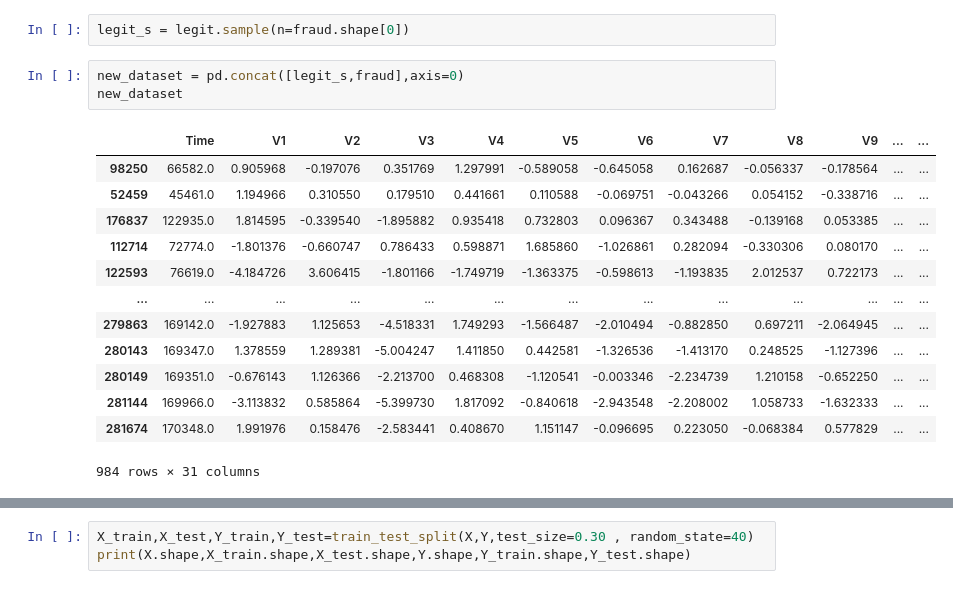
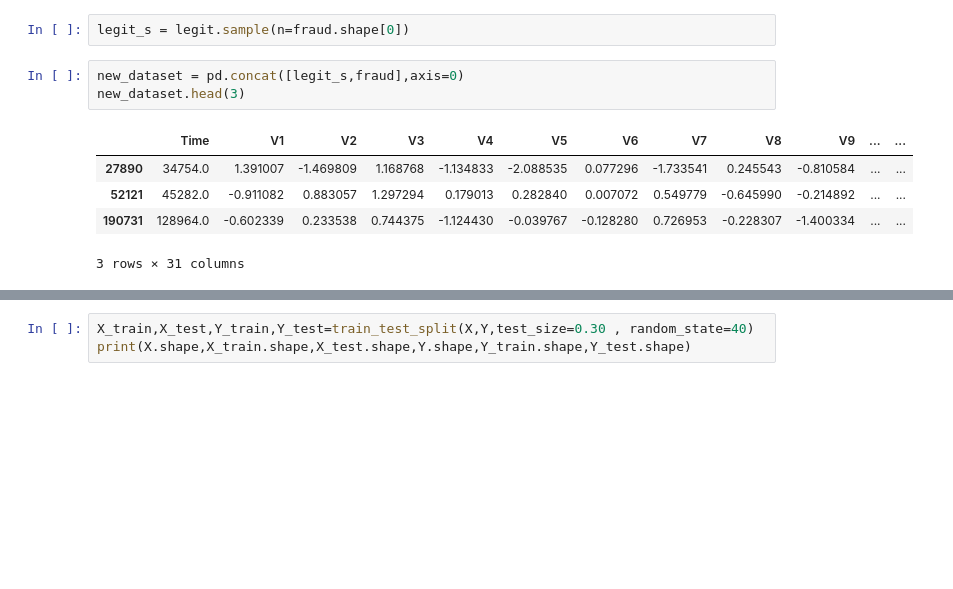
Before and after one commit to Karlex1/CodeSoft_internship, a Jupyter notebook: Credit_card_faurd_detection.ipynb, the cells around one changed output, grey strips where cells are left out. Drawn from its saved outputs; the diff is of its cells as text; blank space fills up the shorter version.

```diff
--- a/Credit_card_faurd_detection.ipynb
+++ b/Credit_card_faurd_detection.ipynb
@@ -103,21 +106,13 @@ Name: count, dtype: int64
 legit_s = legit.sample(n=fraud.shape[0])
 # %%
 new_dataset = pd.concat([legit_s,fraud],axis=0)
-new_dataset
+new_dataset.head(3)
 # %% [output]
 |  | Time | V1 | V2 | V3 | V4 | V5 | V6 | V7 | V8 | V9 | ... | ... |
-| 98250 | 66582.0 | 0.905968 | -0.197076 | 0.351769 | 1.297991 | -0.589058 | -0.645058 | 0.162687 | -0.056337 | -0.178564 | ... | ... |
-| 52459 | 45461.0 | 1.194966 | 0.310550 | 0.179510 | 0.441661 | 0.110588 | -0.069751 | -0.043266 | 0.054152 | -0.338716 | ... | ... |
-| 176837 | 122935.0 | 1.814595 | -0.339540 | -1.895882 | 0.935418 | 0.732803 | 0.096367 | 0.343488 | -0.139168 | 0.053385 | ... | ... |
-| 112714 | 72774.0 | -1.801376 | -0.660747 | 0.786433 | 0.598871 | 1.685860 | -1.026861 | 0.282094 | -0.330306 | 0.080170 | ... | ... |
-| 122593 | 76619.0 | -4.184726 | 3.606415 | -1.801166 | -1.749719 | -1.363375 | -0.598613 | -1.193835 | 2.012537 | 0.722173 | ... | ... |
-| ... | ... | ... | ... | ... | ... | ... | ... | ... | ... | ... | ... | ... |
-| 279863 | 169142.0 | -1.927883 | 1.125653 | -4.518331 | 1.749293 | -1.566487 | -2.010494 | -0.882850 | 0.697211 | -2.064945 | ... | ... |
-| 280143 | 169347.0 | 1.378559 | 1.289381 | -5.004247 | 1.411850 | 0.442581 | -1.326536 | -1.413170 | 0.248525 | -1.127396 | ... | ... |
-| 280149 | 169351.0 | -0.676143 | 1.126366 | -2.213700 | 0.468308 | -1.120541 | -0.003346 | -2.234739 | 1.210158 | -0.652250 | ... | ... |
-| 281144 | 169966.0 | -3.113832 | 0.585864 | -5.399730 | 1.817092 | -0.840618 | -2.943548 | -2.208002 | 1.058733 | -1.632333 | ... | ... |
-| 281674 | 170348.0 | 1.991976 | 0.158476 | -2.583441 | 0.408670 | 1.151147 | -0.096695 | 0.223050 | -0.068384 | 0.577829 | ... | ... |
+| 27890 | 34754.0 | 1.391007 | -1.469809 | 1.168768 | -1.134833 | -2.088535 | 0.077296 | -1.733541 | 0.245543 | -0.810584 | ... | ... |
+| 52121 | 45282.0 | -0.911082 | 0.883057 | 1.297294 | 0.179013 | 0.282840 | 0.007072 | 0.549779 | -0.645990 | -0.214892 | ... | ... |
+| 190731 | 128964.0 | -0.602339 | 0.233538 | 0.744375 | -1.124430 | -0.039767 | -0.128280 | 0.726953 | -0.228307 | -1.400334 | ... | ... |
-984 rows × 31 columns
+3 rows × 31 columns
 # %%
 new_dataset.groupby('Class').mean()
 # %% [output]
```
Also changed, not shown: parts of 9 cells of this notebook.
